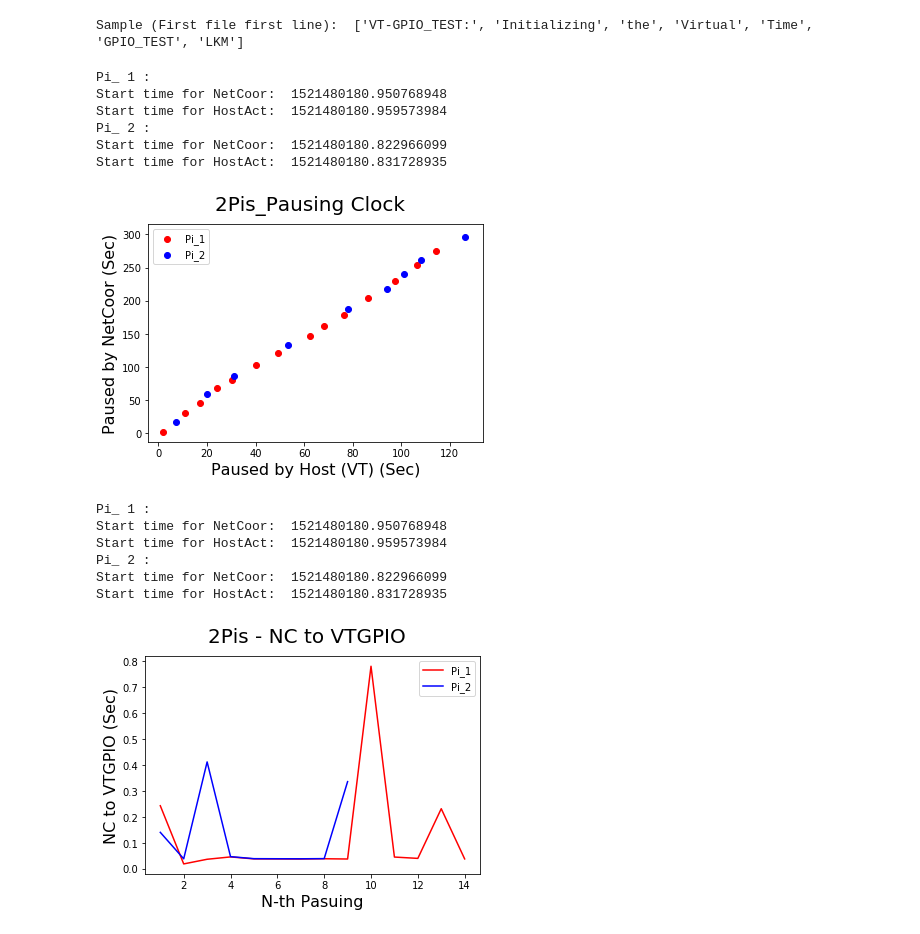
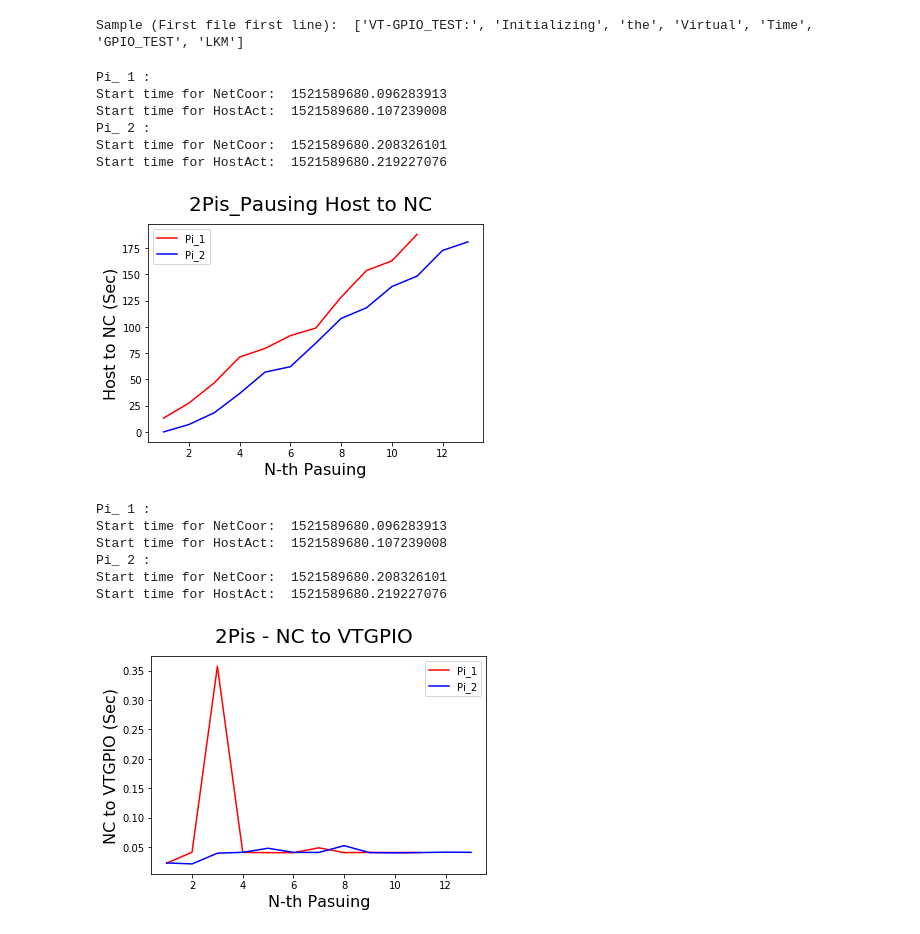
Before and after one commit to Br1an6/Virtual-Time-Manager, a Jupyter notebook: SupprtFiles/plotvtm.ipynb, the cells around one changed output. Drawn from its saved outputs; the diff is of its cells as text; code cells hidden in the pictures.

Commit message:
Add python ctype wrapper vtclock and new graph

```diff
--- a/SupprtFiles/plotvtm.ipynb
+++ b/SupprtFiles/plotvtm.ipynb
@@ -93,10 +93,10 @@ print "Sample (First file first line): ", list_dmgFiles[0][0]
 # %% [output]
 Sample (First file first line):  ['VT-GPIO_TEST:', 'Initializing', 'the', 'Virtual', 'Time', 'GPIO_TEST', 'LKM']
 # %%
-# Graph of pause by NC and HA: Pause time - start time
+# Graph of pause by HA to NC: Pause time - start time
 colors = ['r', 'b', 'g', 'k', 'm']
 fig = plt.figure()
-fig.suptitle(str(len(list_parsed_files)) +'Pis_Pausing Clock', fontsize=20)
+fig.suptitle(str(len(list_parsed_files)) +'Pis_Pausing Host to NC', fontsize=20)
 axis = plt.gca().xaxis
 leg_list = []
 
@@ -109,56 +109,60 @@ for i, fd in enumerate(list_parsed_files):
 
     x = [float(item["text"].split()[1]) - float(start_time_HA) for item in fd[3:] if item["text"].split()[0] == "Host_System_pasuing:"]
     y = [float(item["text"].split()[1]) - float(start_time_NC) for item in fd[3:] if item["text"].split()[0] == "NCProcHandler_Stop_Services:"]
+
+    y2 = map(operator.sub, y, x)
+    x2 = [ind+1 for ind in range(len(y))]
     leg_list.append('Pi_'+str(i+1))
-    plt.scatter(x,y, color=colors[i])
+    plt.plot(x2, y2, color=colors[i])
 
 #for label in axis.get_ticklabels():
 #    label.set_rotation(90)
-plt.xlabel('Paused by Host (VT) (Sec)', fontsize=16)
-plt.ylabel('Paused by NetCoor (Sec)', fontsize=16)
+plt.xlabel('N-th Pasuing', fontsize=16)
+plt.ylabel('Host to NC (Sec)', fontsize=16)
 plt.legend(leg_list)
 plt.show()
 # %% [output]
 Pi_ 1 :
-Start time for NetCoor:  1521480180.950768948
-Start time for HostAct:  1521480180.959573984
+Start time for NetCoor:  1521589680.096283913
+Start time for HostAct:  1521589680.107239008
 Pi_ 2 :
-Start time for NetCoor:  1521480180.822966099
-Start time for HostAct:  1521480180.831728935
+Start time for NetCoor:  1521589680.208326101
+Start time for HostAct:  1521589680.219227076
-[figure, old version]
+[figure, new version]
 # %%
 # Graph of pause by NC to VTGPIO: Pause time
 fig = plt.figure()
 fig.suptitle(str(len(list_parsed_files)) +'Pis - NC to VTGPIO', fontsize=20)
 axis = plt.gca().xaxis
 leg_list = []
 for i, fd in enumerate(list_parsed_files):
     start_time_NC = fd[1]["text"].split(': ')[1]
     start_time_HA = fd[2]["text"].split(': ')[1]
     print 'Pi_', i+1,': '
     print 'Start time for NetCoor: ', start_time_NC
     print 'Start time for HostAct: ', start_time_HA
 
     x = [float(item["text"].split()[1]) for item in fd[3:] if item["text"].split()[0] == "NCProcHandler_Stop_Services:"]
     y = []
     for i2, item in enumerate(list_dmgFiles[i]):
-        if list_dmgFiles[i][i2-1][-1] == 'pause':
-            y.append(float(item[-3] + '.' + item[-2]))
+        if i2 > 0:
+            if list_dmgFiles[i][i2-1][-1] == 'pause':
+                y.append(float(item[-3] + '.' + item[-2]))
 
     y2 = map(operator.sub, y, x)
     x2 = [ind+1 for ind in range(len(y))]
     leg_list.append('Pi_'+str(i+1))
     plt.plot(x2, y2, color=colors[i])
 
 plt.xlabel('N-th Pasuing', fontsize=16)
 plt.ylabel('NC to VTGPIO (Sec)', fontsize=16)
 plt.legend(leg_list)
 plt.show()
 # %% [output]
 Pi_ 1 :
-Start time for NetCoor:  1521480180.950768948
-Start time for HostAct:  1521480180.959573984
+Start time for NetCoor:  1521589680.096283913
+Start time for HostAct:  1521589680.107239008
 Pi_ 2 :
-Start time for NetCoor:  1521480180.822966099
-Start time for HostAct:  1521480180.831728935
+Start time for NetCoor:  1521589680.208326101
+Start time for HostAct:  1521589680.219227076
-[figure, old version]
+[figure, new version]
```
Also changed, not shown: parts of 2 cells of this notebook, 12 other files.
